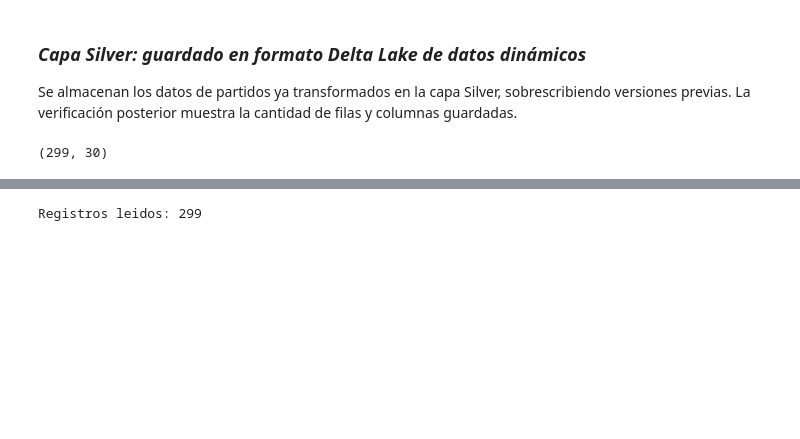
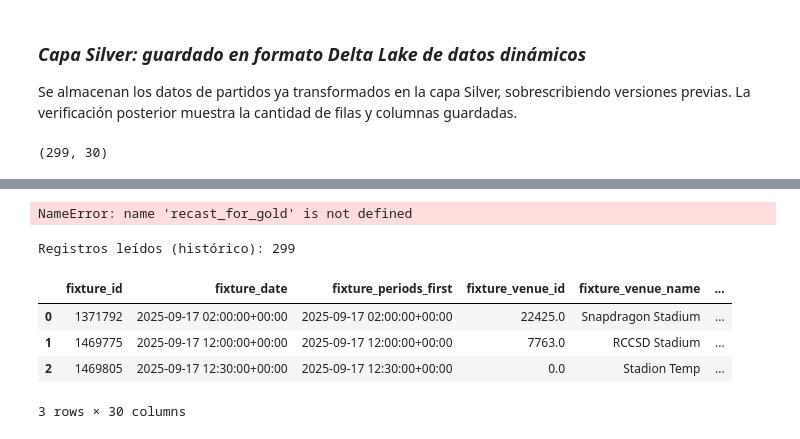
Before and after one commit to fernandezelias/ETL_api_football, a Jupyter notebook: ETL_API_Football.ipynb.ipynb, the cells around one changed output, grey strips where cells are left out. Drawn from its saved outputs; the diff is of its cells as text; code cells hidden in the pictures; blank space fills up the shorter version.

```diff
--- a/ETL_API_Football.ipynb.ipynb
+++ b/ETL_API_Football.ipynb.ipynb
@@ -692,8 +701,18 @@ NameError: name 'read_all_from_delta' is not defined
+# %%
+# Se recastean los tipos y se genera el DataFrame para trabajar en Gold
+df_fixtures_gold = recast_for_gold(df_fixtures_silver_all.copy())
+# %% [output]
+NameError: name 'recast_for_gold' is not defined
 # %%
-# Se crea una copia de la última partición de Silver para trabajar en la capa Gold
-# (aseguramos no modificar los datos originales)
-# Luego se imprime la cantidad de registros disponibles para el análisis
-df_fixtures_gold = df_fixtures_silver.copy()
-print(f"Registros leidos: {df_fixtures_gold.shape[0]}")
+# Se crea una copia para trabajar en la capa Gold (acumulado histórico)
+df_fixtures_gold = df_fixtures_silver_all.copy()
+
+print(f"Registros leídos (histórico): {df_fixtures_gold.shape[0]}")
+df_fixtures_gold.head(3)
 # %% [output]
-Registros leidos: 299
+Registros leídos (histórico): 299
+|  | fixture_id | fixture_date | fixture_periods_first | fixture_venue_id | fixture_venue_name | ... |
+| 0 | 1371792 | 2025-09-17 02:00:00+00:00 | 2025-09-17 02:00:00+00:00 | 22425.0 | Snapdragon Stadium | ... |
+| 1 | 1469775 | 2025-09-17 12:00:00+00:00 | 2025-09-17 12:00:00+00:00 | 7763.0 | RCCSD Stadium | ... |
+| 2 | 1469805 | 2025-09-17 12:30:00+00:00 | 2025-09-17 12:30:00+00:00 | 0.0 | Stadion Temp | ... |
+3 rows × 30 columns
```
Also changed, not shown: parts of 14 cells of this notebook, 1 other file.
